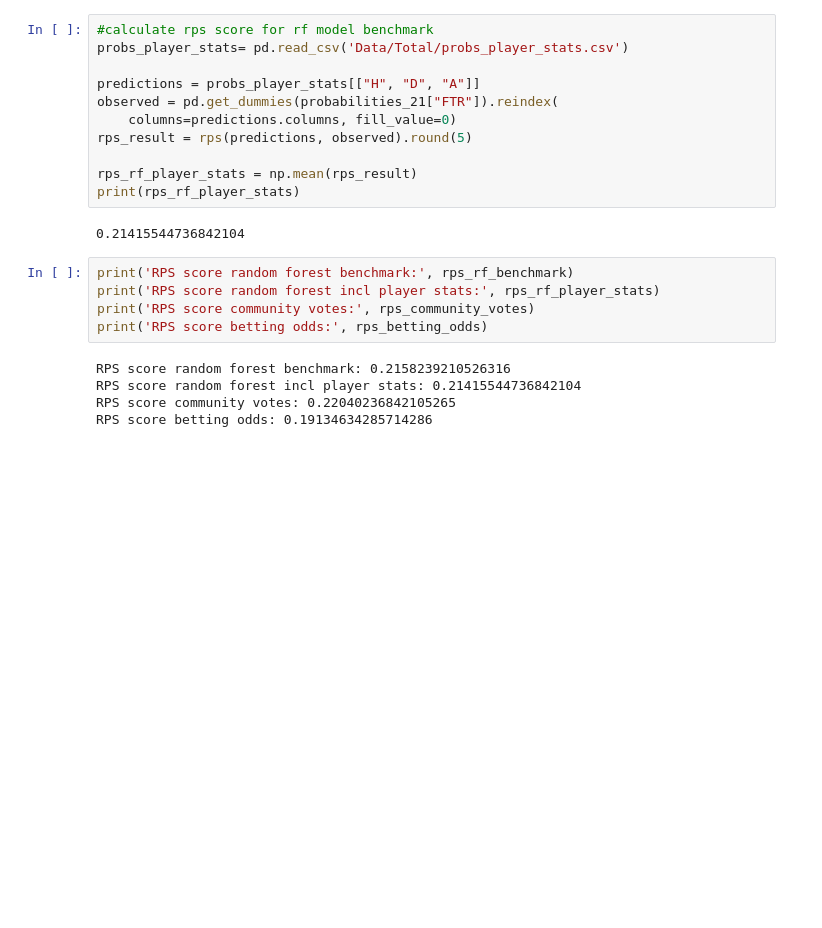
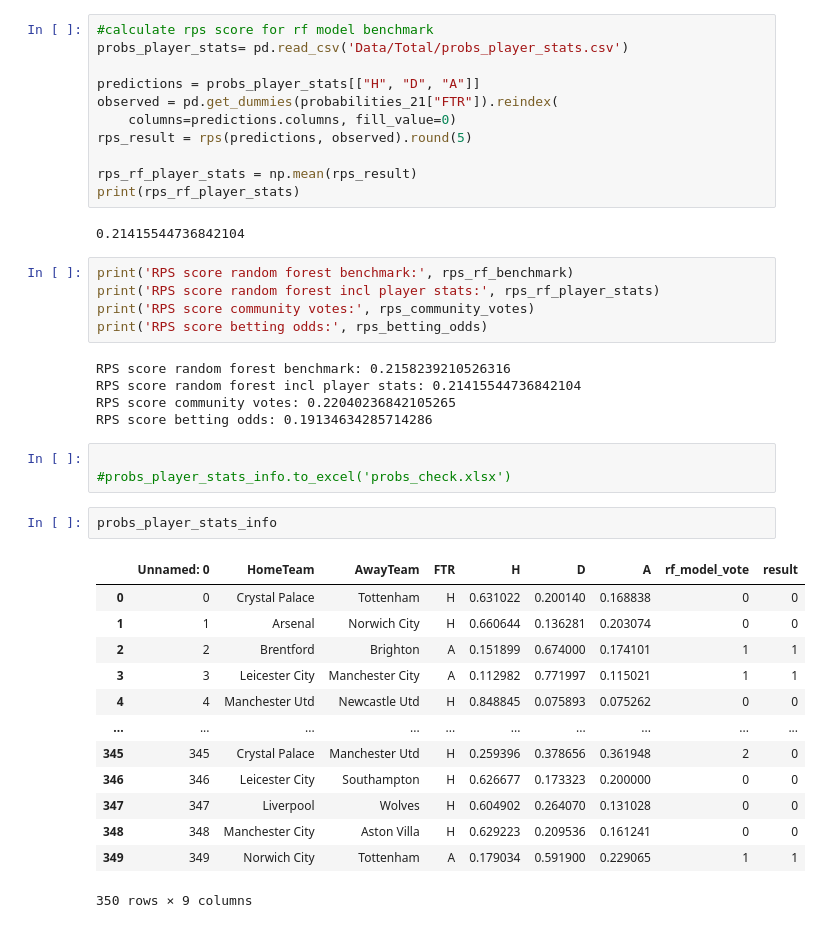
Before and after one commit to Giuliano99/Masterarbeit, a Jupyter notebook: Benchmarks.ipynb, the cells around one changed output. Saved outputs shown, nothing was run; the diff lists cells and outputs as text; blank space fills up the shorter version.

```diff
--- a/Benchmarks.ipynb
+++ b/Benchmarks.ipynb
@@ -141,3 +141,22 @@ RPS score random forest benchmark: 0.2158239210526316
 RPS score random forest incl player stats: 0.21415544736842104
 RPS score community votes: 0.22040236842105265
 RPS score betting odds: 0.19134634285714286
+# %%
+
+#probs_player_stats_info.to_excel('probs_check.xlsx')
+# %%
+probs_player_stats_info
+# %% [output]
+|  | Unnamed: 0 | HomeTeam | AwayTeam | FTR | H | D | A | rf_model_vote | result |
+| 0 | 0 | Crystal Palace | Tottenham | H | 0.631022 | 0.200140 | 0.168838 | 0 | 0 |
+| 1 | 1 | Arsenal | Norwich City | H | 0.660644 | 0.136281 | 0.203074 | 0 | 0 |
+| 2 | 2 | Brentford | Brighton | A | 0.151899 | 0.674000 | 0.174101 | 1 | 1 |
+| 3 | 3 | Leicester City | Manchester City | A | 0.112982 | 0.771997 | 0.115021 | 1 | 1 |
+| 4 | 4 | Manchester Utd | Newcastle Utd | H | 0.848845 | 0.075893 | 0.075262 | 0 | 0 |
+| ... | ... | ... | ... | ... | ... | ... | ... | ... | ... |
+| 345 | 345 | Crystal Palace | Manchester Utd | H | 0.259396 | 0.378656 | 0.361948 | 2 | 0 |
+| 346 | 346 | Leicester City | Southampton | H | 0.626677 | 0.173323 | 0.200000 | 0 | 0 |
+| 347 | 347 | Liverpool | Wolves | H | 0.604902 | 0.264070 | 0.131028 | 0 | 0 |
+| 348 | 348 | Manchester City | Aston Villa | H | 0.629223 | 0.209536 | 0.161241 | 0 | 0 |
+| 349 | 349 | Norwich City | Tottenham | A | 0.179034 | 0.591900 | 0.229065 | 1 | 1 |
+350 rows × 9 columns
```
Also changed, not shown: 5 other files.
